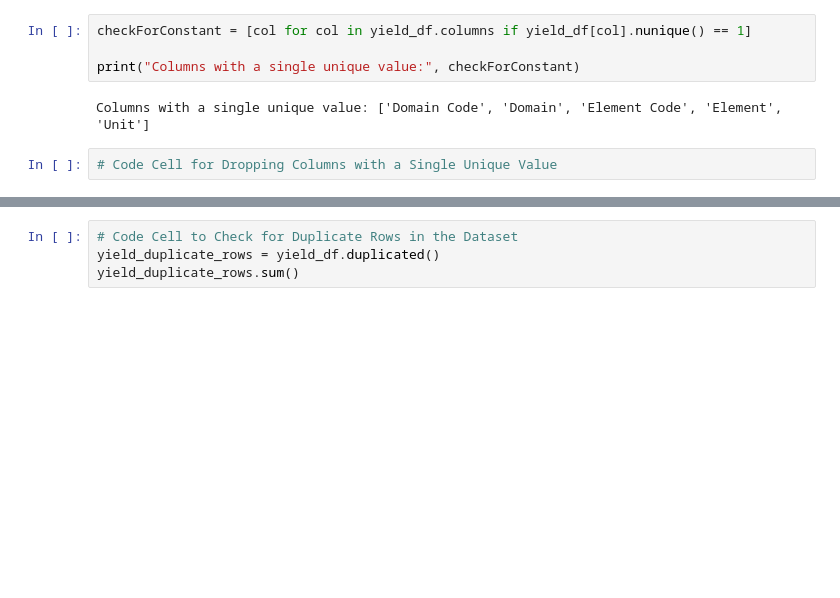
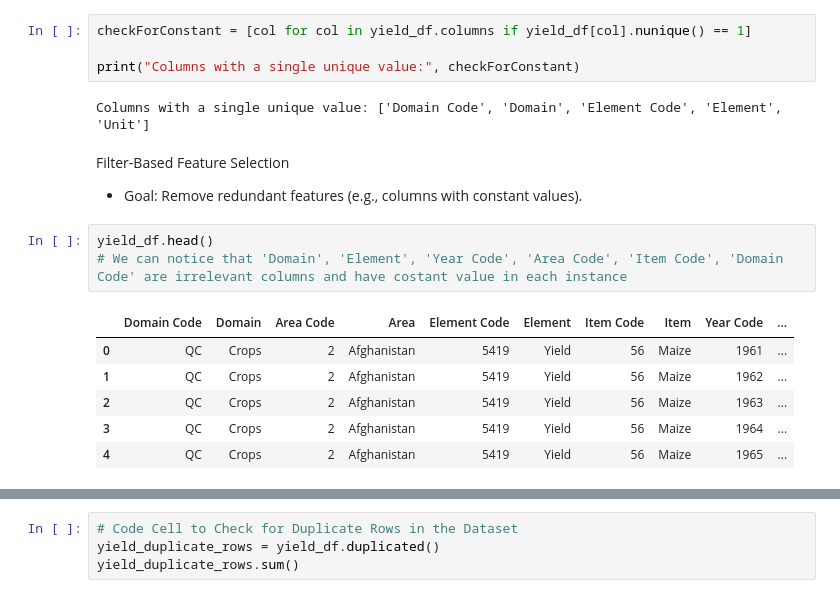
Before and after one commit to parneetCS/OMIS-116-Project, a Jupyter notebook: Preprocessing.ipynb, the cells around one changed output, grey strips where cells are left out. Drawn from its saved outputs; the diff is of its cells as text; blank space fills up the shorter version.

```diff
--- a/Preprocessing.ipynb
+++ b/Preprocessing.ipynb
@@ -123,5 +122,16 @@ checkForConstant = [col for col in yield_df.columns if yield_df[col].nunique() =
 print("Columns with a single unique value:", checkForConstant)
 # %% [output]
 Columns with a single unique value: ['Domain Code', 'Domain', 'Element Code', 'Element', 'Unit']
-# %%
-# Code Cell for Dropping Columns with a Single Unique Value
+# %% [markdown]
+Filter-Based Feature Selection
+- Goal: Remove redundant features (e.g., columns with constant values).
+# %%
+yield_df.head()
+# We can notice that 'Domain', 'Element', 'Year Code', 'Area Code', 'Item Code', 'Domain Code' are irrelevant columns and have costant value in each instance
+# %% [output]
+|  | Domain Code | Domain | Area Code | Area | Element Code | Element | Item Code | Item | Year Code | ... |
+| 0 | QC | Crops | 2 | Afghanistan | 5419 | Yield | 56 | Maize | 1961 | ... |
+| 1 | QC | Crops | 2 | Afghanistan | 5419 | Yield | 56 | Maize | 1962 | ... |
+| 2 | QC | Crops | 2 | Afghanistan | 5419 | Yield | 56 | Maize | 1963 | ... |
+| 3 | QC | Crops | 2 | Afghanistan | 5419 | Yield | 56 | Maize | 1964 | ... |
+| 4 | QC | Crops | 2 | Afghanistan | 5419 | Yield | 56 | Maize | 1965 | ... |
```
Also changed, not shown: parts of 17 cells of this notebook.
